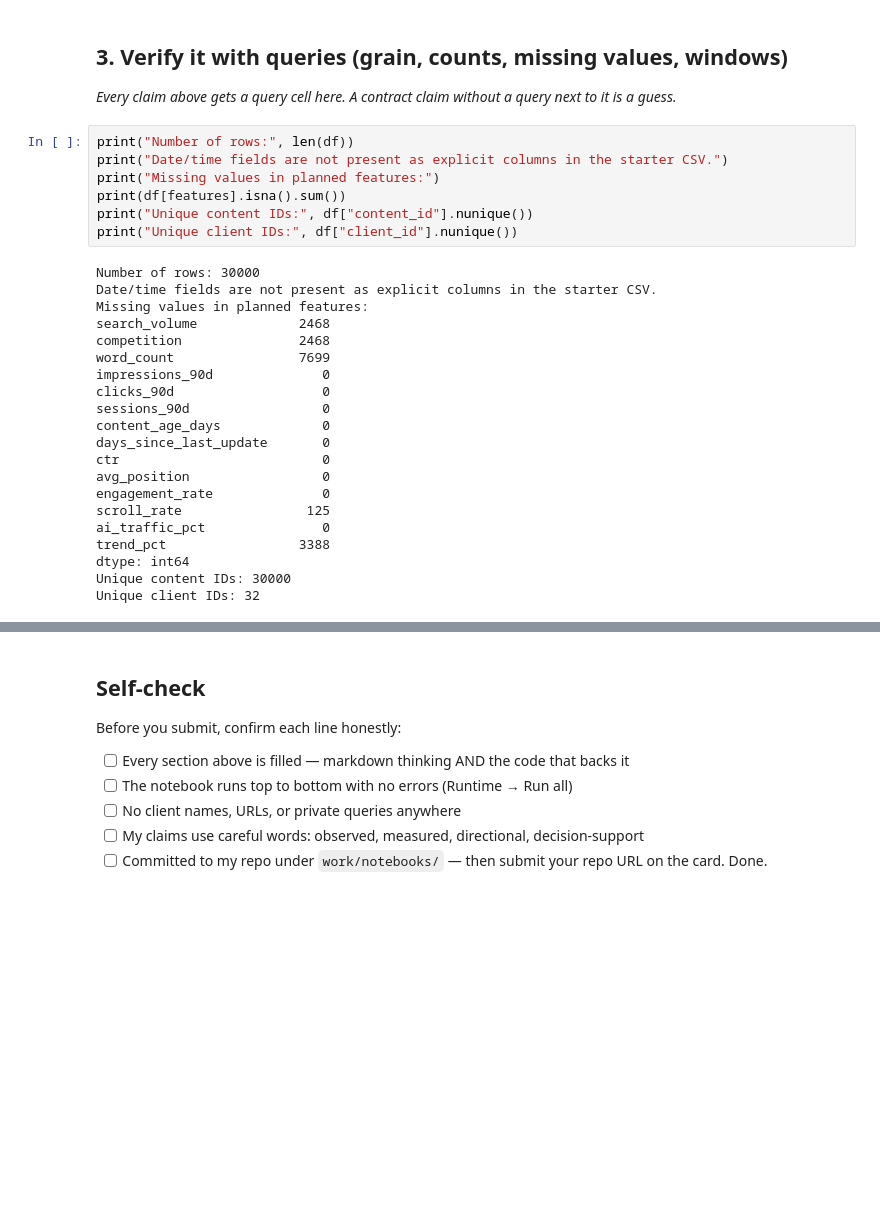
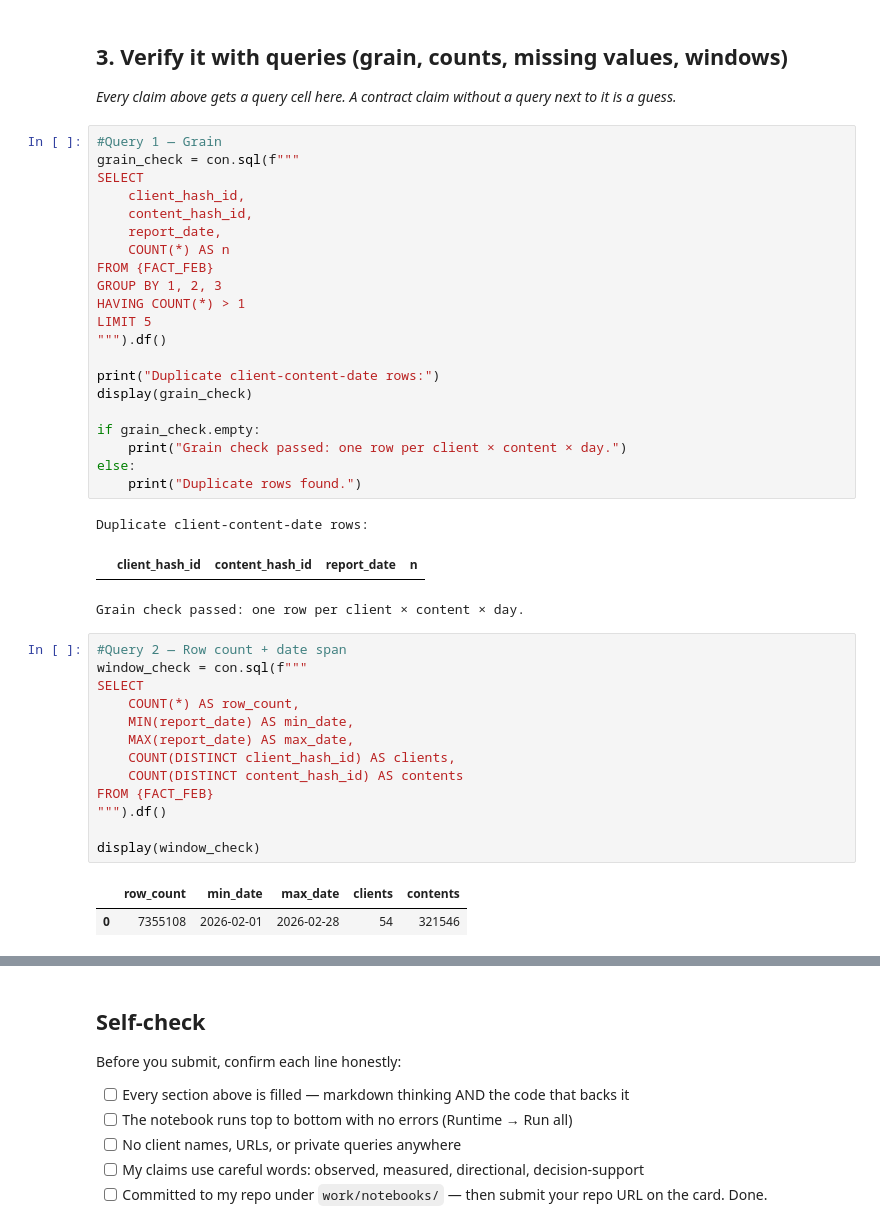
Before and after one commit to NadaFouad461/flyrank-ml-internship, a Jupyter notebook: work/notebooks/w03_data_contract.ipynb, the cells around one changed output, grey strips where cells are left out. Drawn from its saved outputs; the diff is of its cells as text; blank space fills up the shorter version.

```diff
--- a/work/notebooks/w03_data_contract.ipynb
+++ b/work/notebooks/w03_data_contract.ipynb
@@ -75,30 +92,43 @@ Number of planned features: 14
 
 *Every claim above gets a query cell here. A contract claim without a query next to it is a guess.*
 # %%
-print("Number of rows:", len(df))
-print("Date/time fields are not present as explicit columns in the starter CSV.")
-print("Missing values in planned features:")
-print(df[features].isna().sum())
-print("Unique content IDs:", df["content_id"].nunique())
-print("Unique client IDs:", df["client_id"].nunique())
+#Query 1 — Grain
+grain_check = con.sql(f"""
+SELECT
+    client_hash_id,
+    content_hash_id,
+    report_date,
+    COUNT(*) AS n
+FROM {FACT_FEB}
+GROUP BY 1, 2, 3
+HAVING COUNT(*) > 1
+LIMIT 5
+""").df()
+
+print("Duplicate client-content-date rows:")
+display(grain_check)
+
+if grain_check.empty:
+    print("Grain check passed: one row per client × content × day.")
+else:
+    print("Duplicate rows found.")
 # %% [output]
-Number of rows: 30000
-Date/time fields are not present as explicit columns in the starter CSV.
-Missing values in planned features:
-search_volume             2468
-competition               2468
-word_count                7699
-impressions_90d              0
-clicks_90d                   0
-sessions_90d                 0
-content_age_days             0
-days_since_last_update       0
-ctr                          0
-avg_position                 0
-engagement_rate              0
-scroll_rate                125
-ai_traffic_pct               0
-trend_pct                 3388
-dtype: int64
-Unique content IDs: 30000
-Unique client IDs: 32
+Duplicate client-content-date rows:
+|  | client_hash_id | content_hash_id | report_date | n |
+Grain check passed: one row per client × content × day.
+# %%
+#Query 2 — Row count + date span
+window_check = con.sql(f"""
+SELECT
+    COUNT(*) AS row_count,
+    MIN(report_date) AS min_date,
+    MAX(report_date) AS max_date,
+    COUNT(DISTINCT client_hash_id) AS clients,
+    COUNT(DISTINCT content_hash_id) AS contents
+FROM {FACT_FEB}
+""").df()
+
+display(window_check)
+# %% [output]
+|  | row_count | min_date | max_date | clients | contents |
+| 0 | 7355108 | 2026-02-01 | 2026-02-28 | 54 | 321546 |
```
Also changed, not shown: parts of 8 cells of this notebook.
